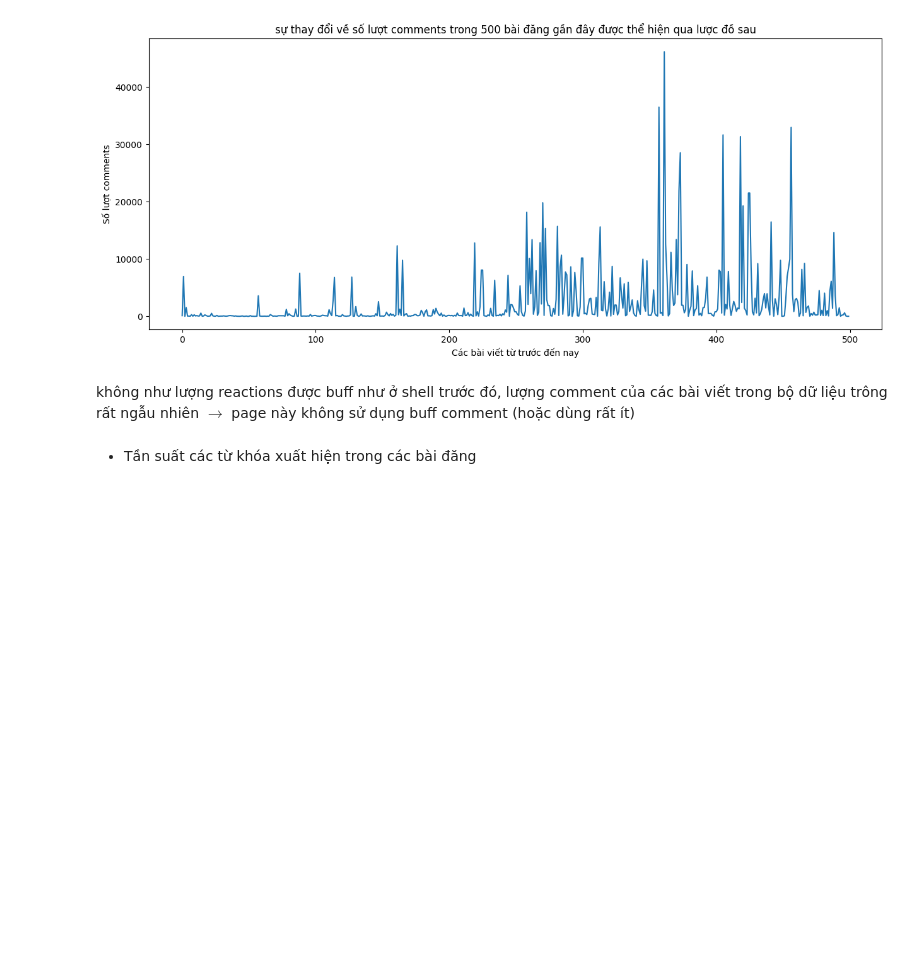
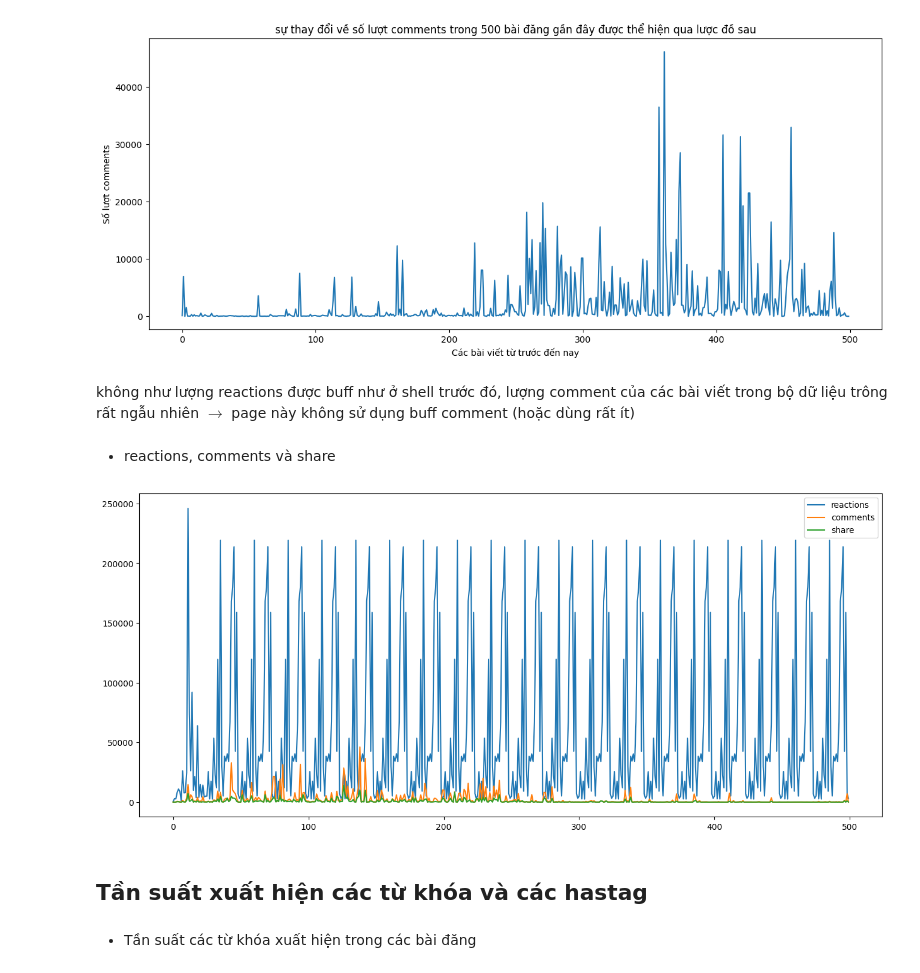
Before and after one commit to VuThanhDat14122004/big, a Jupyter notebook: analyze.ipynb, the cells around one changed output. Drawn from its saved outputs; the diff is of its cells as text; code cells hidden in the pictures; blank space fills up the shorter version.

```diff
--- a/analyze.ipynb
+++ b/analyze.ipynb
@@ -229,6 +258,20 @@ fig_cm.set_figwidth(15)
 [figure]
 # %% [markdown]
 không như lượng reactions được buff như ở shell trước đó,  lượng comment của các bài viết trong bộ dữ liệu trông rất ngẫu nhiên $\rightarrow$ page này không sử dụng buff comment (hoặc dùng rất ít)
+# %% [markdown]
+- reactions, comments và share
+# %%
+fig_3, ax_3 = plt.subplots(1,1)
+ax_3.plot(df['total_of_reactions'],label = 'reactions')
+ax_3.plot(df['total_comments'], label = 'comments')
+ax_3.plot(df['total_share'],label = 'share')
+ax_3.legend()
+fig_3.set_figwidth(16)
+fig_3.set_figheight(7)
+# %% [output]
+[figure, added]
+# %% [markdown]
+## Tần suất xuất hiện các từ khóa và các hastag
 # %% [markdown]
 - Tần suất các từ khóa xuất hiện trong các bài đăng
 # %%
```
Also changed, not shown: parts of 26 cells of this notebook, 1 other file.
